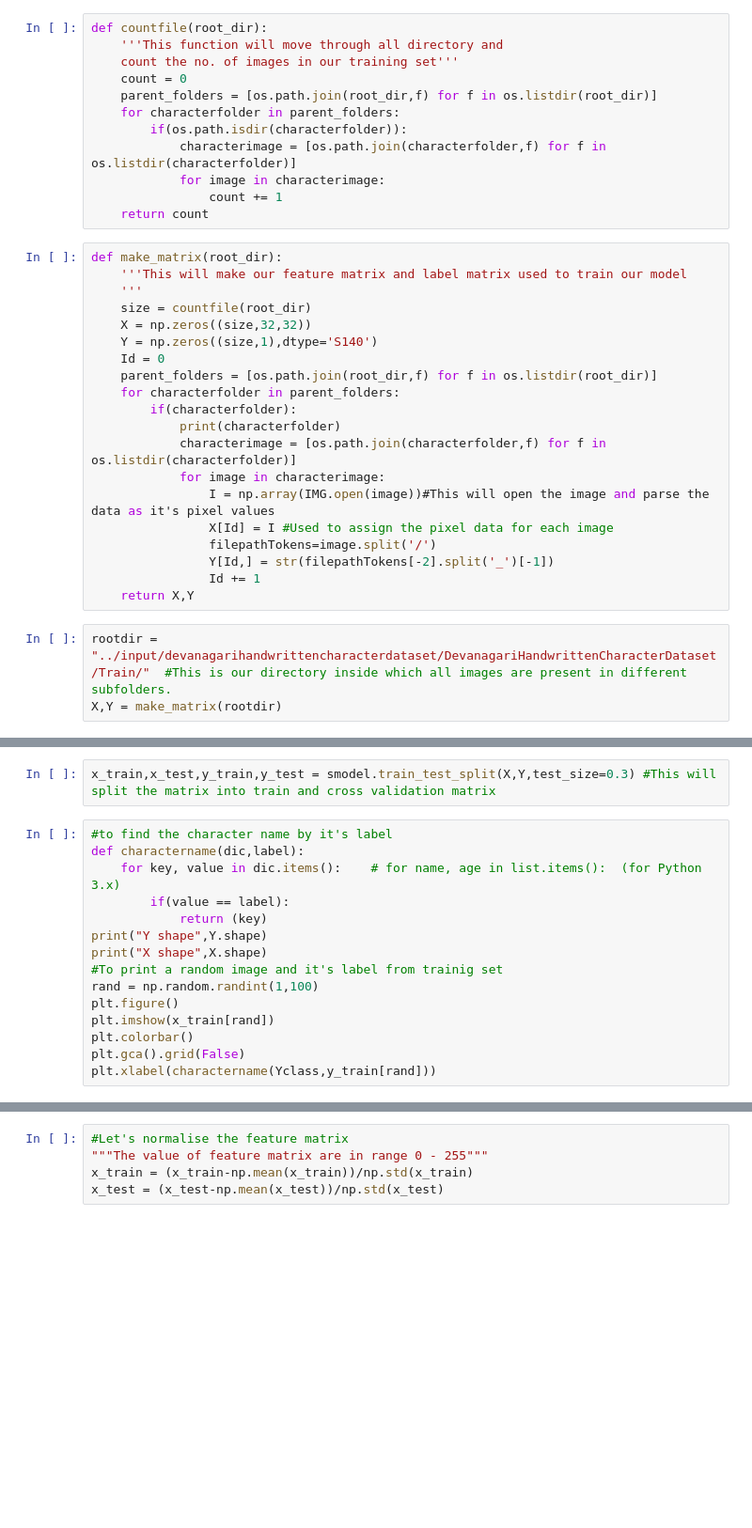
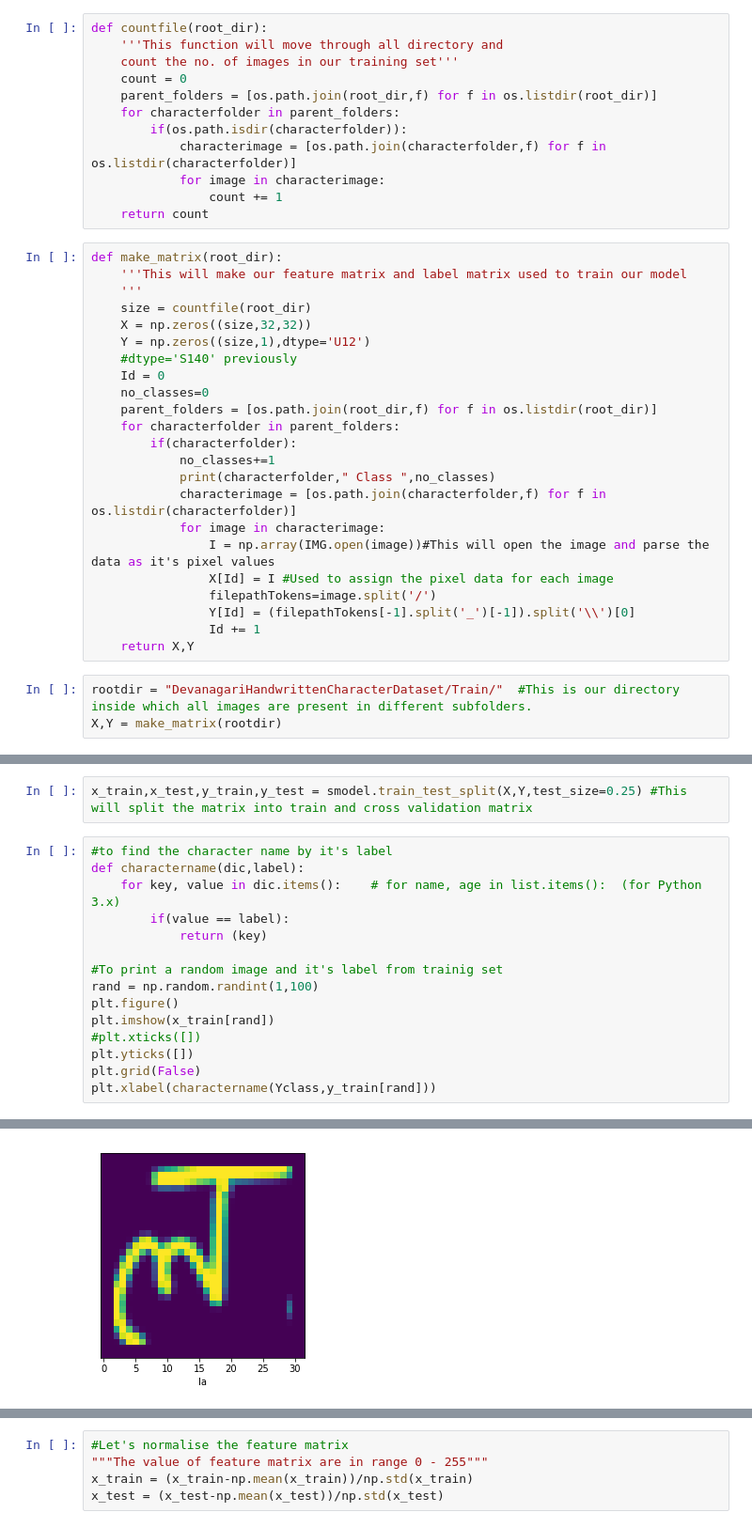
Before and after one commit to phenilb/Devanagari-Handwritten-Character-Recognition, a Jupyter notebook: devnagri-dataset.ipynb, the cells around one changed output, grey strips where cells are left out. Shown at 94% size. Cells and saved outputs as stored; diff of their text form; blank space fills up the shorter version.

```diff
--- a/devnagri-dataset.ipynb
+++ b/devnagri-dataset.ipynb
@@ -32,20 +28,23 @@ def make_matrix(root_dir):
     '''
     size = countfile(root_dir)
     X = np.zeros((size,32,32))
-    Y = np.zeros((size,1),dtype='S140')
+    Y = np.zeros((size,1),dtype='U12')
+    #dtype='S140' previously
     Id = 0
+    no_classes=0
     parent_folders = [os.path.join(root_dir,f) for f in os.listdir(root_dir)]
     for characterfolder in parent_folders:
         if(characterfolder):
-            print(characterfolder)
+            no_classes+=1
+            print(characterfolder," Class ",no_classes)
             characterimage = [os.path.join(characterfolder,f) for f in os.listdir(characterfolder)]
             for image in characterimage:
                 I = np.array(IMG.open(image))#This will open the image and parse the data as it's pixel values
                 X[Id] = I #Used to assign the pixel data for each image
                 filepathTokens=image.split('/')
-                Y[Id,] = str(filepathTokens[-2].split('_')[-1])
+                Y[Id] = (filepathTokens[-1].split('_')[-1]).split('\\')[0]
                 Id += 1
     return X,Y
 # %%
-rootdir = "../input/devanagarihandwrittencharacterdataset/DevanagariHandwrittenCharacterDataset/Train/"  #This is our directory inside which all images are present in different subfolders.
+rootdir = "DevanagariHandwrittenCharacterDataset/Train/"  #This is our directory inside which all images are present in different subfolders.
 X,Y = make_matrix(rootdir)
@@ -63,17 +163,18 @@ Y = vect(Yclass,Y)
 # %%
-x_train,x_test,y_train,y_test = smodel.train_test_split(X,Y,test_size=0.3) #This will split the matrix into train and cross validation matrix
+x_train,x_test,y_train,y_test = smodel.train_test_split(X,Y,test_size=0.25) #This will split the matrix into train and cross validation matrix
 # %%
 #to find the character name by it's label
 def charactername(dic,label):
     for key, value in dic.items():    # for name, age in list.items():  (for Python 3.x)
         if(value == label):
             return (key)
-print("Y shape",Y.shape)
-print("X shape",X.shape)
+
 #To print a random image and it's label from trainig set
 rand = np.random.randint(1,100)
 plt.figure()
 plt.imshow(x_train[rand])
-plt.colorbar()
-plt.gca().grid(False)
+#plt.xticks([])
+plt.yticks([])
+plt.grid(False)
 plt.xlabel(charactername(Yclass,y_train[rand]))
+# %% [output]
@@ -80 +182,2 @@ plt.xlabel(charactername(Yclass,y_train[rand]))
+[figure, added]
 # %%
```
Also changed, not shown: parts of 18 cells of this notebook, 1 other file.
